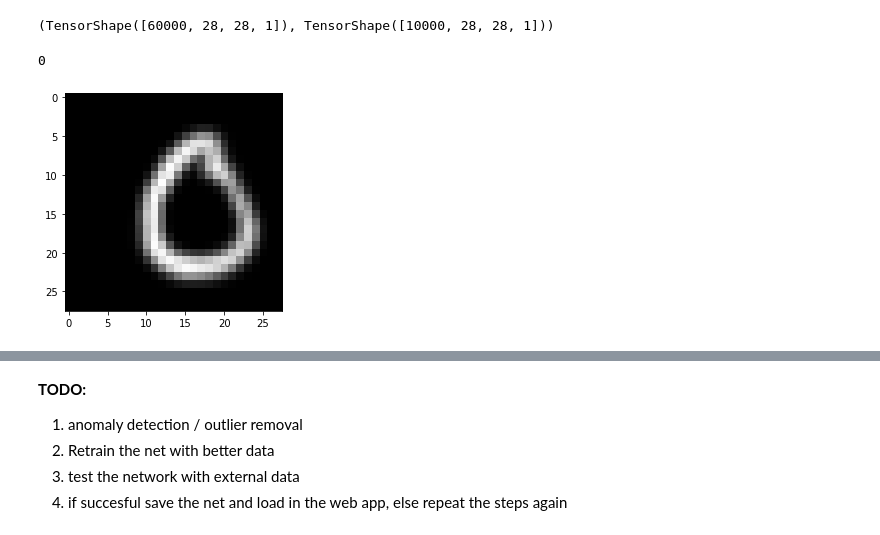
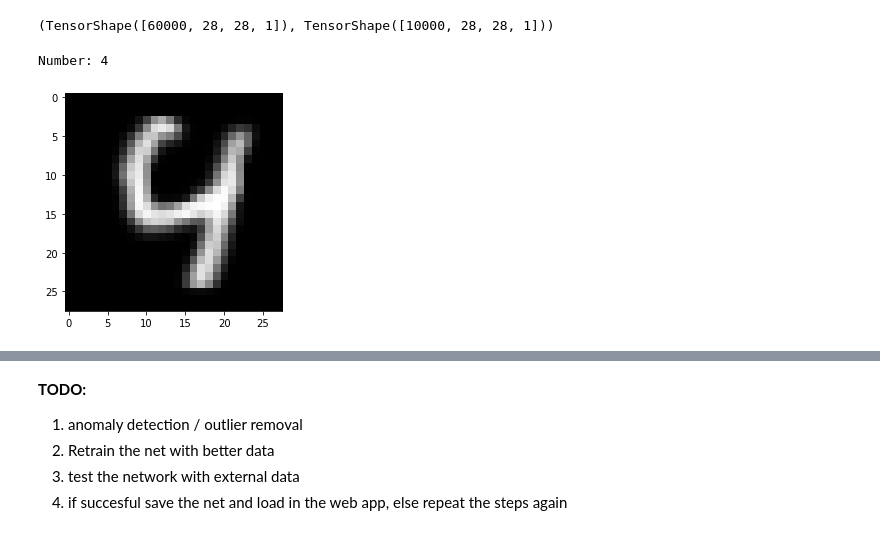
Before and after one commit to anaximeno/Which-Digit, a Jupyter notebook: training_the_model.ipynb, the cells around one changed output, grey strips where cells are left out. Cells and saved outputs as stored; diff of their text form; code cells hidden in the pictures.

```diff
--- a/training_the_model.ipynb
+++ b/training_the_model.ipynb
@@ -18,6 +22,5 @@ mnist = keras.datasets.mnist
 # %%
-rescale = keras.Sequential()
-rescale.add(layers.experimental.preprocessing.Rescaling(1.0/255))
+rescale = keras.Sequential([layers.experimental.preprocessing.Rescaling(1.0/255)])
 # %%
 X_train = tf.reshape(rescale(X_train), shape=(-1, 28, 28, 1))
 X_dev = tf.reshape(rescale(X_dev), shape=(-1, 28, 28, 1))
@@ -31,15 +34,18 @@ transformations = keras.Sequential([
     layers.experimental.preprocessing.RandomTranslation(0.1, 0.1),
     layers.experimental.preprocessing.RandomZoom((-0.1, 0.1))
 ])
-X_train_t = transformations(X_train)
-X_dev_t = transformations(X_dev)
+X_train_transformed = transformations(X_train)
+X_dev_transformed = transformations(X_dev)
+# %%
+def plot_img(img: np.array, label: int):
+    print('Number:', label)
+    plt.imshow(img.squeeze(), cmap='gray')
 # %%
-n = np.random.randint(X_train_t.shape[0])
-print(y_train[n])
-plt.imshow(X_train_t[n].numpy().squeeze(), cmap="gray");
+n = np.random.randint(X_train_transformed.shape[0])
+plot_img(X_train_transformed[n].numpy(), y_train[n])
 # %% [output]
-0
+Number: 4
-[figure, old version]
+[figure, new version]
 # %%
 model = keras.Sequential([
     layers.Conv2D(32, (5, 5), activation='relu', input_shape=(28, 28, 1)),
```
Also changed, not shown: parts of 27 cells of this notebook.
